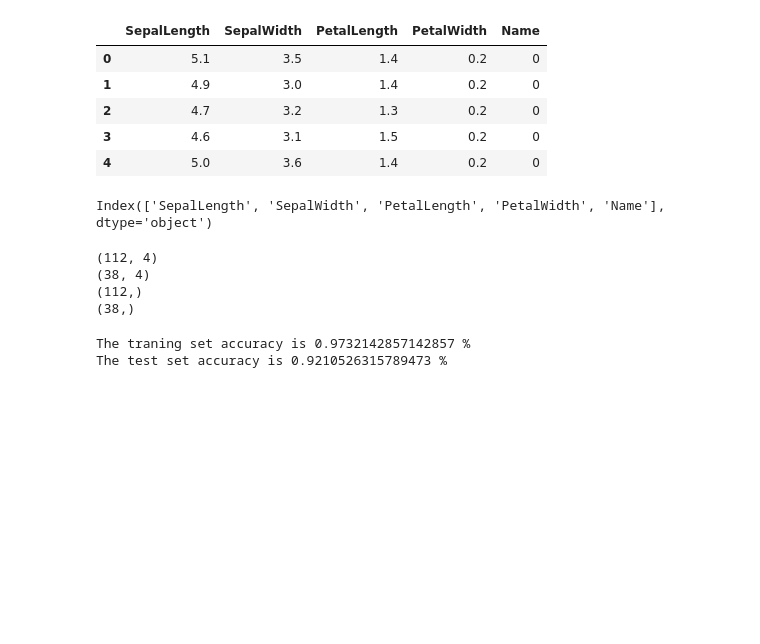
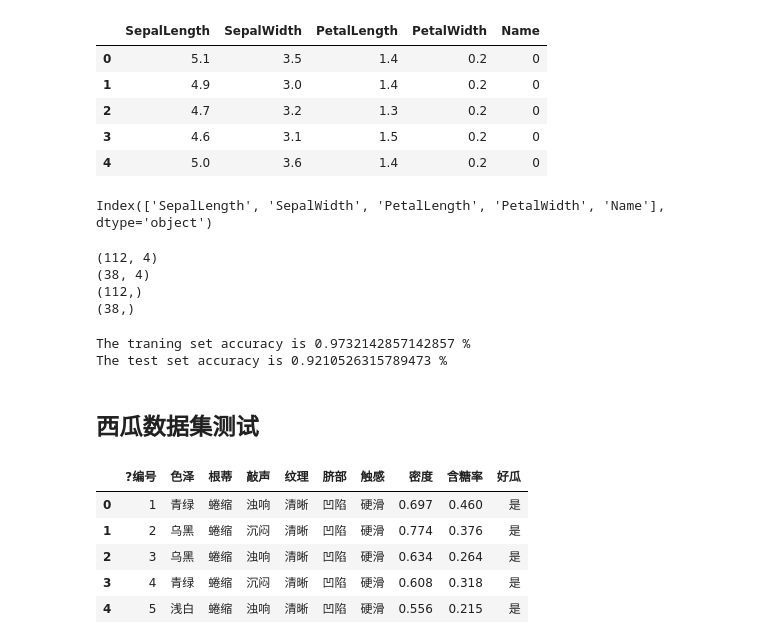
Before and after one commit to dangspin/My_ML, a Jupyter notebook: Naive_Bayes.ipynb, the cells around one changed output. Cells and saved outputs as stored; diff of their text form; code cells hidden in the pictures; blank space fills up the shorter version.

Commit message:
training on watermelon

```diff
--- a/Naive_Bayes.ipynb
+++ b/Naive_Bayes.ipynb
@@ -394,3 +394,5 @@ print ("The test set accuracy is {} %".format(model_accuracy(y_test,res_test)))
 # %% [output]
 The traning set accuracy is 0.9732142857142857 %
 The test set accuracy is 0.9210526315789473 %
+# %% [markdown]
+## 西瓜数据集测试
@@ -396,0 +401,11 @@ The test set accuracy is 0.9210526315789473 %
+# %%
+water = pd.read_csv('watermelon3_0_Ch.csv',sep=',',encoding="gb2312")
+
+water.head()
+# %% [output]
+|  | ?编号 | 色泽 | 根蒂 | 敲声 | 纹理 | 脐部 | 触感 | 密度 | 含糖率 | 好瓜 |
+| 0 | 1 | 青绿 | 蜷缩 | 浊响 | 清晰 | 凹陷 | 硬滑 | 0.697 | 0.460 | 是 |
+| 1 | 2 | 乌黑 | 蜷缩 | 沉闷 | 清晰 | 凹陷 | 硬滑 | 0.774 | 0.376 | 是 |
+| 2 | 3 | 乌黑 | 蜷缩 | 浊响 | 清晰 | 凹陷 | 硬滑 | 0.634 | 0.264 | 是 |
+| 3 | 4 | 青绿 | 蜷缩 | 沉闷 | 清晰 | 凹陷 | 硬滑 | 0.608 | 0.318 | 是 |
+| 4 | 5 | 浅白 | 蜷缩 | 浊响 | 清晰 | 凹陷 | 硬滑 | 0.556 | 0.215 | 是 |
```
Also changed, not shown: parts of 5 cells of this notebook.
